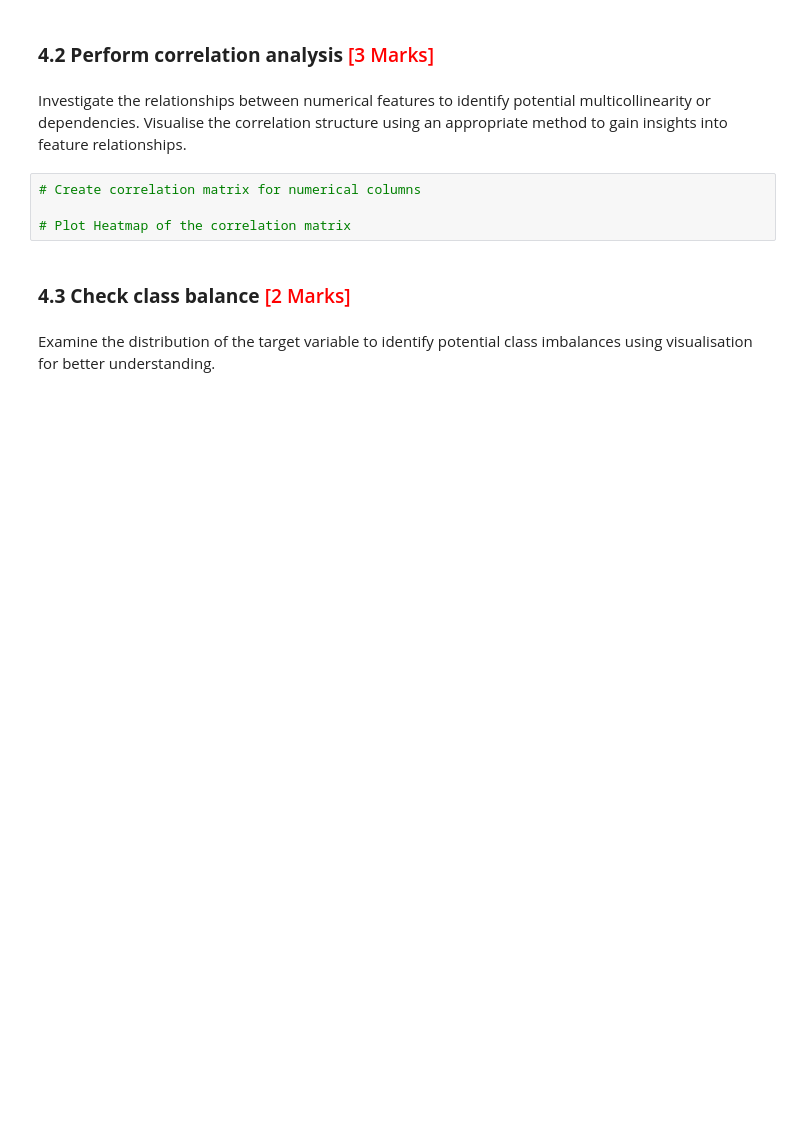
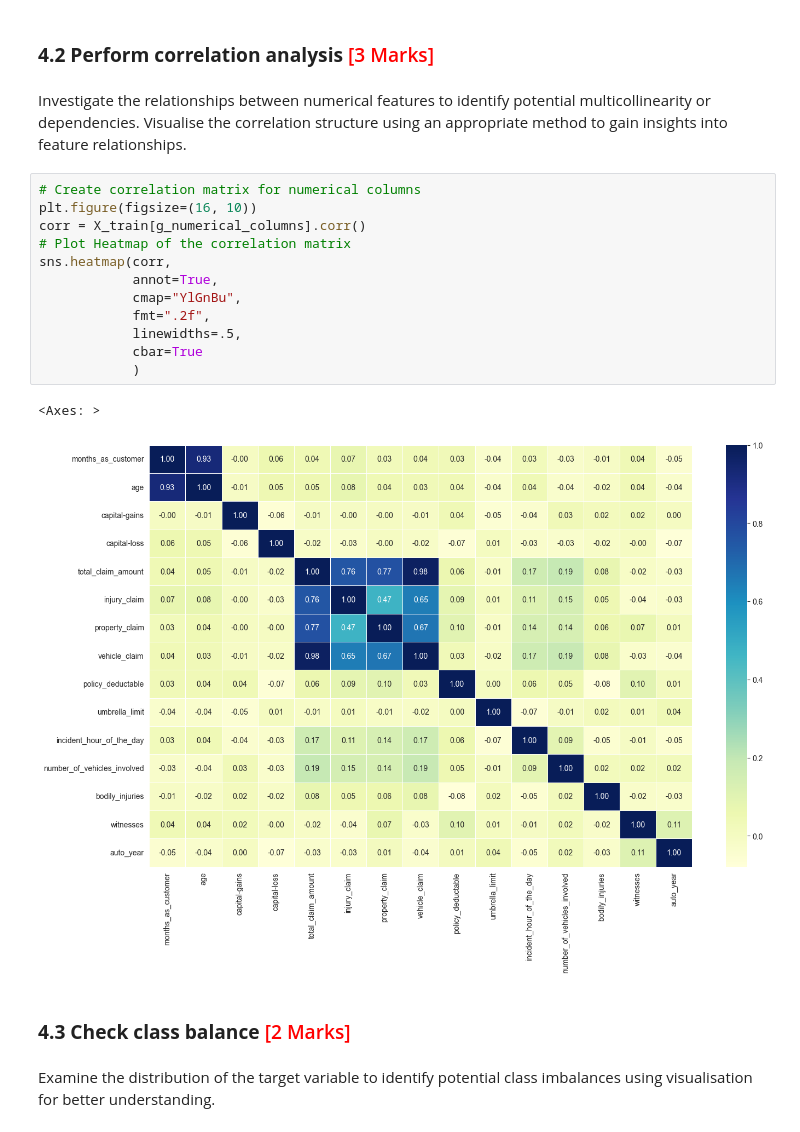
Before and after one commit to jagdsh/model_selection_insurance_fraud_claim, a Jupyter notebook: Fraudulent_Claim_Detection_Starter.ipynb, the cells around one changed output. Drawn from its saved outputs; the diff is of its cells as text; blank space fills up the shorter version.

```diff
--- a/Fraudulent_Claim_Detection_Starter.ipynb
+++ b/Fraudulent_Claim_Detection_Starter.ipynb
@@ -539,8 +590,19 @@ from sklearn.model_selection import train_test_split
  Investigate the relationships between numerical features to identify potential multicollinearity or dependencies. Visualise the correlation structure using an appropriate method to gain insights into feature relationships.
 # %%
 # Create correlation matrix for numerical columns
-
+plt.figure(figsize=(16, 10))
+corr = X_train[g_numerical_columns].corr()
 # Plot Heatmap of the correlation matrix
+sns.heatmap(corr,
+            annot=True,
+            cmap="YlGnBu",
+            fmt=".2f",
+            linewidths=.5,
+            cbar=True
+            )
+# %% [output]
+<Axes: >
+[figure, added]
 # %% [markdown]
 ### **4.3 Check class balance** <font color="red">[2 Marks]</font>
 # %% [markdown]
```
Also changed, not shown: parts of 27 cells of this notebook.
